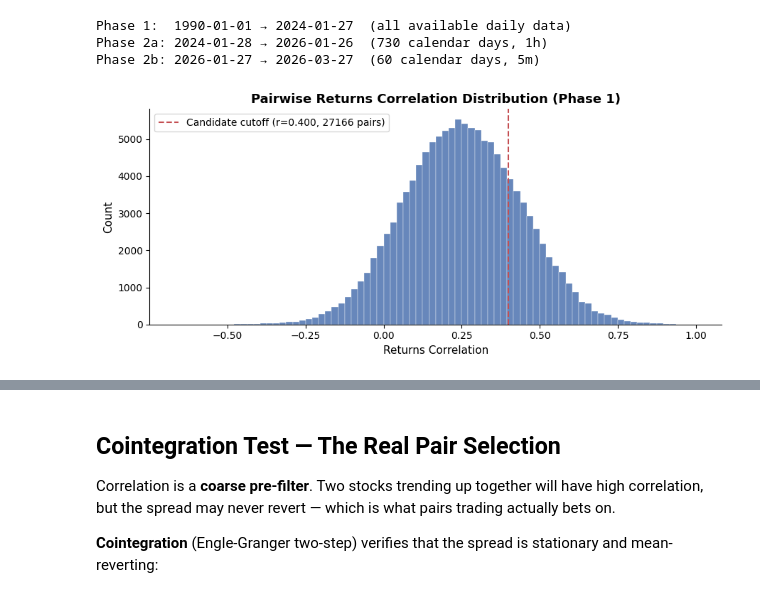
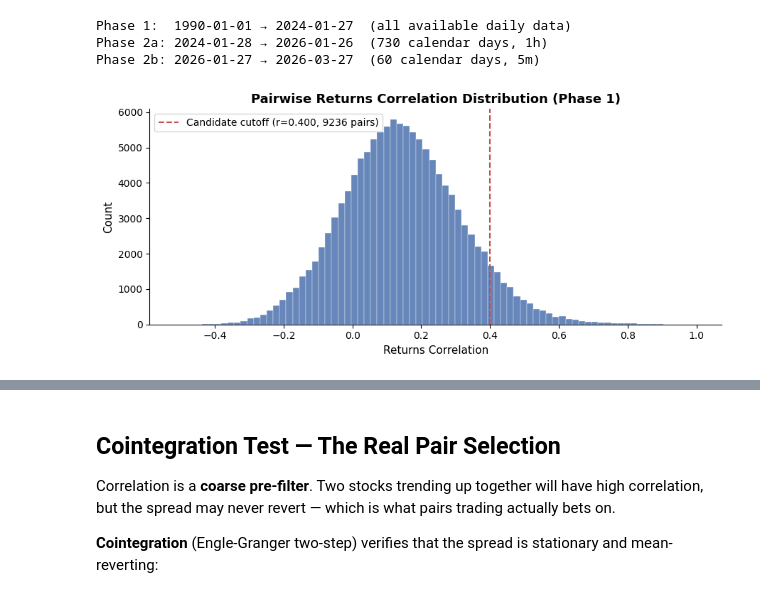
Before and after one commit to danielyouk/crypto-trading-rs, a Jupyter notebook: reference/python_pairstrading/stock-trading-eda-scheduled_eng.ipynb, the cells around one changed output, grey strips where cells are left out. Cells and saved outputs as stored; diff of their text form; code cells hidden in the pictures.

```diff
--- a/reference/python_pairstrading/stock-trading-eda-scheduled_eng.ipynb
+++ b/reference/python_pairstrading/stock-trading-eda-scheduled_eng.ipynb
@@ -162,12 +155,12 @@ Phase 2b: 2026-01-27 → 2026-03-27  (60 calendar days, 5m)
 # %%
 import matplotlib.pyplot as plt
 from pairs_eda import compute_pairwise_return_correlations, plot_correlation_histogram
 
-all_corr = compute_pairwise_return_correlations(sp500_daily_prices, end=p1_end)
+all_corr = compute_pairwise_return_correlations(sp500_daily_prices)
 fig, ax = plot_correlation_histogram(all_corr, cutoff=0.40)
 plt.show()
 # %% [output]
-[figure, old version]
+[figure, new version]
 # %%
 from ipywidgets import interact, Output, widgets
 from plotly import graph_objs as go
```
Also changed, not shown: parts of 22 cells of this notebook, 9 other files.
